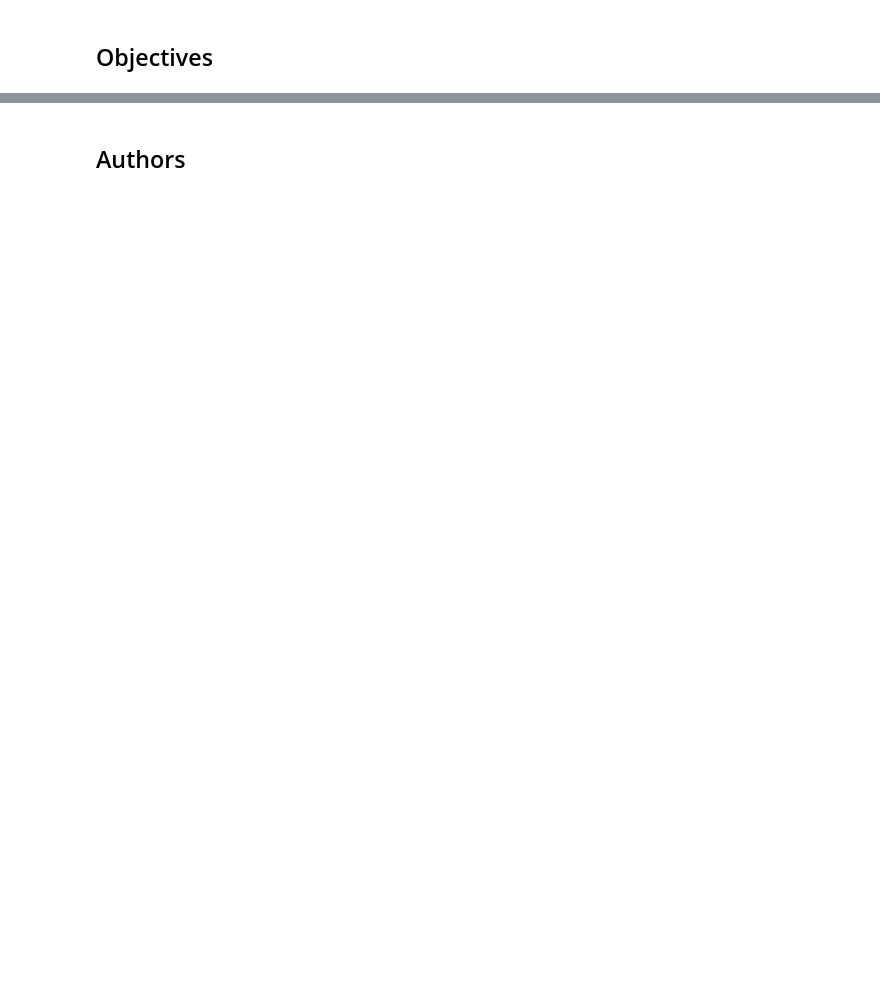
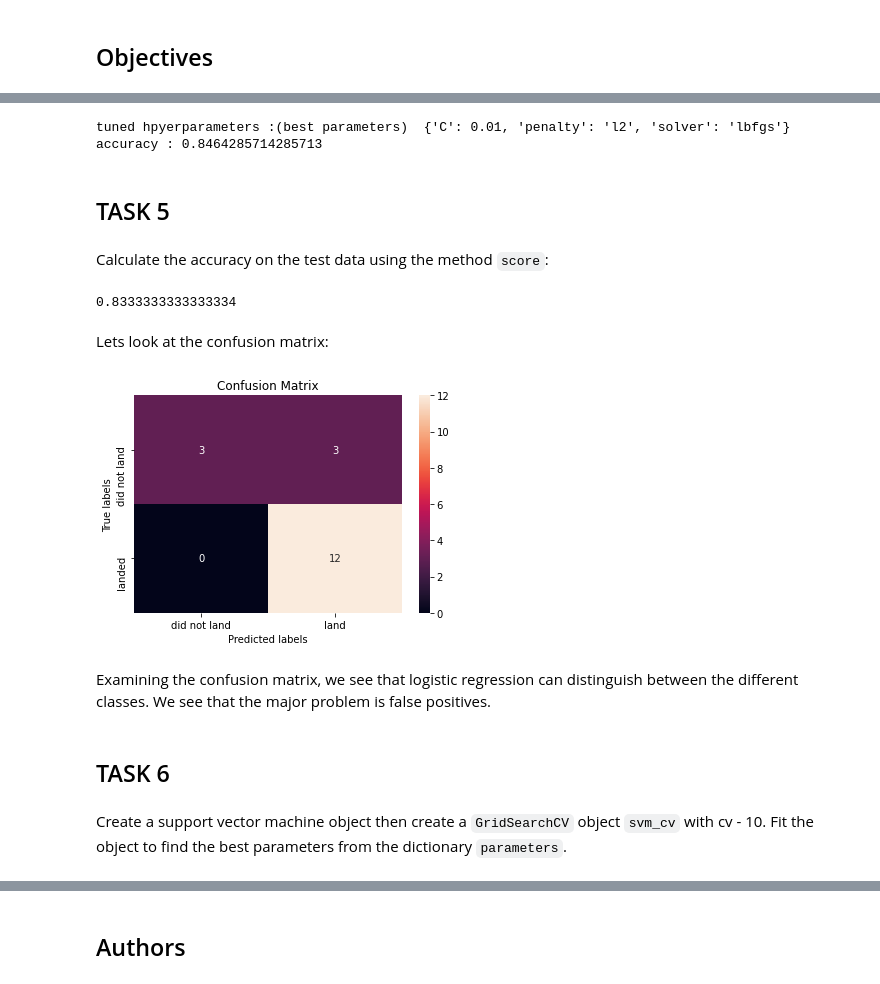
Before and after one commit to PaoloB1995/SpaceX_Project, a Jupyter notebook: Notebook_6_Capstone.ipynb, the cells around one changed output, grey strips where cells are left out. Cells and saved outputs as stored; diff of their text form; code cells hidden in the pictures; blank space fills up the shorter version.

```diff
--- a/Notebook_6_Capstone.ipynb
+++ b/Notebook_6_Capstone.ipynb
@@ -357,0 +143,5 @@ Now you have discovered many interesting insights related to the launch sites' l
+# %%
+# students get this
+transform = preprocessing.StandardScaler()
+# %%
+X = transform.fit_transform(X)
@@ -357,0 +156,2 @@ Now you have discovered many interesting insights related to the launch sites' l
+# %%
+X_train, X_test, Y_train, Y_test = train_test_split(X, Y, test_size=0.2, random_state=2)
@@ -357,0 +172,5 @@ Now you have discovered many interesting insights related to the launch sites' l
+# %%
+parameters ={"C":[0.01,0.1,1],'penalty':['l2'], 'solver':['lbfgs']}# l1 lasso l2 ridge
+lr=LogisticRegression()
+logreg_cv = GridSearchCV(lr, parameters, cv=10)
+logreg_cv.fit(X_train, Y_train)
@@ -357,0 +183,27 @@ Now you have discovered many interesting insights related to the launch sites' l
+# %%
+print("tuned hpyerparameters :(best parameters) ",logreg_cv.best_params_)
+print("accuracy :",logreg_cv.best_score_)
+# %% [output]
+tuned hpyerparameters :(best parameters)  {'C': 0.01, 'penalty': 'l2', 'solver': 'lbfgs'}
+accuracy : 0.8464285714285713
+# %% [markdown]
+## TASK  5
+# %% [markdown]
+Calculate the accuracy on the test data using the method <code>score</code>:
+# %%
+logreg_cv.score(X_test, Y_test)
+# %% [output]
+0.8333333333333334
+# %% [markdown]
+Lets look at the confusion matrix:
+# %%
+yhat=logreg_cv.predict(X_test)
+plot_confusion_matrix(Y_test,yhat)
+# %% [output]
+[figure, added]
+# %% [markdown]
+Examining the confusion matrix, we see that logistic regression can distinguish between the different classes.  We see that the major problem is false positives.
+# %% [markdown]
+## TASK  6
+# %% [markdown]
+Create a support vector machine object then  create a  <code>GridSearchCV</code> object  <code>svm_cv</code> with cv - 10.  Fit the object to find the best parameters from the dictionary <code>parameters</code>.
```
Also changed, not shown: parts of 140 cells of this notebook.
